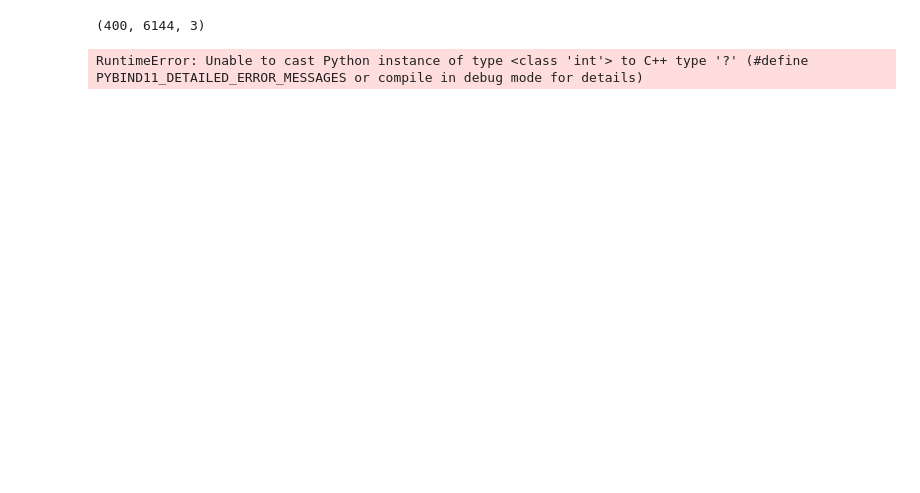
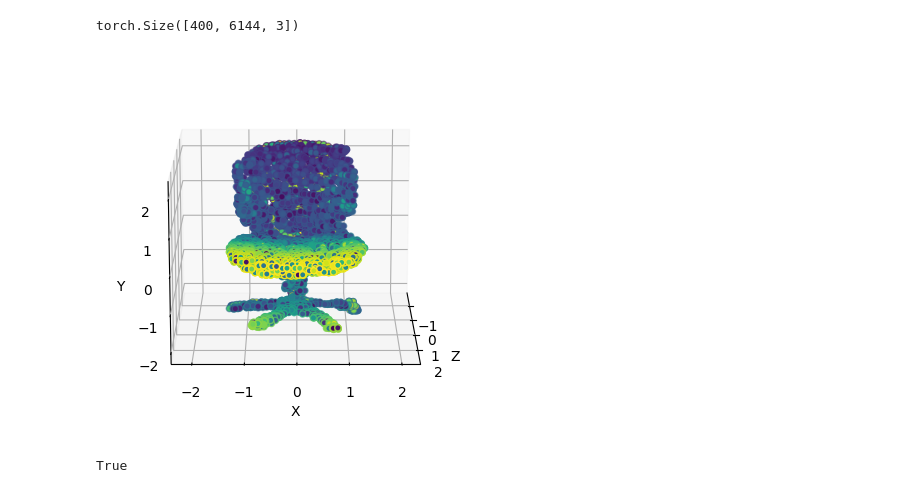
Before and after one commit to kristiyansakalyan/coarse-to-fine-shapes, a Jupyter notebook: mesh_reconstruction.ipynb, the cells around one changed output. Saved outputs shown, nothing was run; the diff lists cells and outputs as text; code cells hidden in the pictures; blank space fills up the shorter version.

```diff
--- a/mesh_reconstruction.ipynb
+++ b/mesh_reconstruction.ipynb
@@ -1,10 +1,15 @@
 # %%
 import torch
 
-pc_data = torch.load("./eval-results/surface_reconstruction.pth").detach().cpu().numpy()
+pc_data = torch.load("./eval-results/chairs_6k.pth")
 # %%
 pc_data.shape
 # %% [output]
-(400, 6144, 3)
+torch.Size([400, 6144, 3])
 # %%
-test_data = pc_data[0,...].shape
+test_data = pc_data[1,...]
+# %%
+from visuals.visuals_util import visualize_pointcloud
+fig = visualize_pointcloud(test_data)
+# %% [output]
+[figure, added]
@@ -11,18 +18,17 @@ test_data = pc_data[0,...].shape
 # %%
 import open3d as o3d
-
 # Convert to Open3D PointCloud format
 pcd = o3d.geometry.PointCloud()
 pcd.points = o3d.utility.Vector3dVector(test_data)
 
 # Estimate normals
-pcd.estimate_normals(search_param=o3d.geometry.KDTreeSearchParamHybrid(radius=0.1, max_nn=30))
+pcd.estimate_normals(search_param=o3d.geometry.KDTreeSearchParamHybrid(radius=1, max_nn=512))
 
 # Surface reconstruction using Ball Pivoting
-radii = [0.005, 0.01, 0.02, 0.04]
+radii = [0.05, 0.15, 0.35, 0.75]
 mesh = o3d.geometry.TriangleMesh.create_from_point_cloud_ball_pivoting(pcd, o3d.utility.DoubleVector(radii))
 
 # Visualize the mesh
-o3d.visualization.draw_geometries([mesh])
+o3d.io.write_triangle_mesh("output_mesh.ply", mesh)
 # %% [output]
-RuntimeError: Unable to cast Python instance of type <class 'int'> to C++ type '?' (#define PYBIND11_DETAILED_ERROR_MESSAGES or compile in debug mode for details)
+True
```
Also changed, not shown: parts of 2 cells of this notebook, 6 other files.
